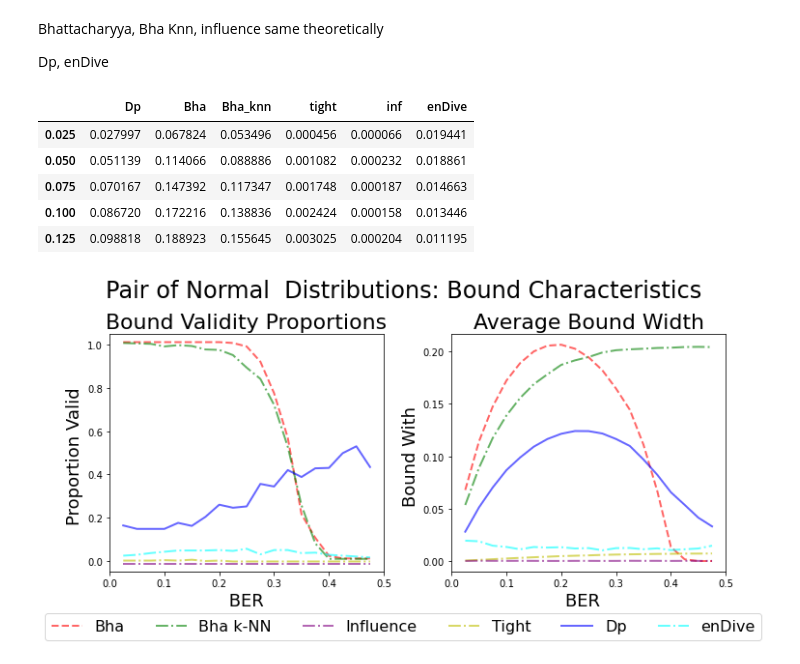
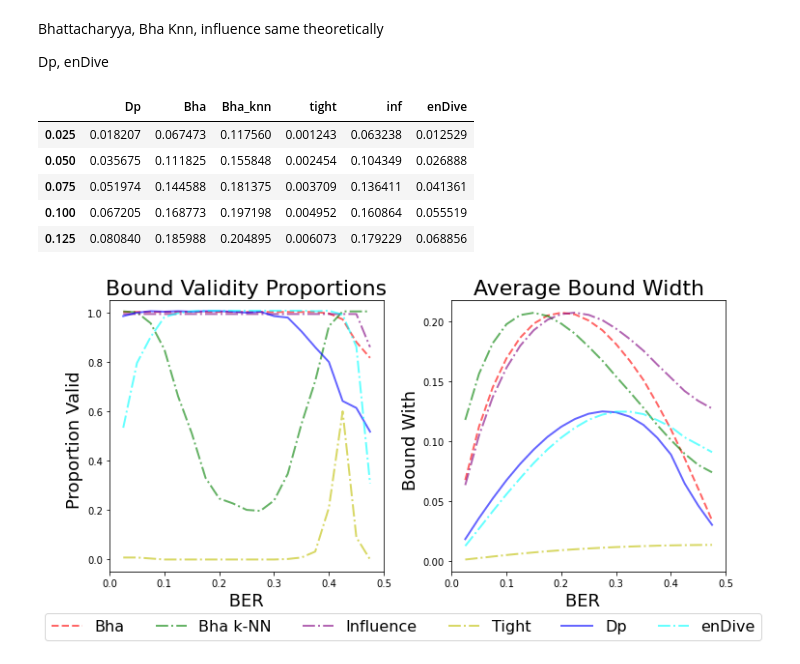
Before and after one commit to rj-may/BER_Bounds_Eval, a Jupyter notebook: normal_plots/BER_plots.ipynb, the cells around one changed output. Drawn from its saved outputs; the diff is of its cells as text; code cells hidden in the pictures.

```diff
--- a/normal_plots/BER_plots.ipynb
+++ b/normal_plots/BER_plots.ipynb
@@ -33,8 +33,8 @@ import time
 # from modules.data_gen import data_gen
 # %%
 ### 3 8 or 15
-d = 15 # TODO change me
-samples = 100
+d = 3 # TODO change me
+samples = 1000
 
 dim_str = str(d)
 
@@ -259,11 +268,11 @@ bound_width_df = pd.DataFrame(lst, index = x_BER)
 bound_width_df.head()
 # %% [output]
 |  | Dp | Bha | Bha_knn | tight | inf | enDive |
-| 0.025 | 0.027997 | 0.067824 | 0.053496 | 0.000456 | 0.000066 | 0.019441 |
-| 0.050 | 0.051139 | 0.114066 | 0.088886 | 0.001082 | 0.000232 | 0.018861 |
-| 0.075 | 0.070167 | 0.147392 | 0.117347 | 0.001748 | 0.000187 | 0.014663 |
-| 0.100 | 0.086720 | 0.172216 | 0.138836 | 0.002424 | 0.000158 | 0.013446 |
-| 0.125 | 0.098818 | 0.188923 | 0.155645 | 0.003025 | 0.000204 | 0.011195 |
+| 0.025 | 0.018207 | 0.067473 | 0.117560 | 0.001243 | 0.063238 | 0.012529 |
+| 0.050 | 0.035675 | 0.111825 | 0.155848 | 0.002454 | 0.104349 | 0.026888 |
+| 0.075 | 0.051974 | 0.144588 | 0.181375 | 0.003709 | 0.136411 | 0.041361 |
+| 0.100 | 0.067205 | 0.168773 | 0.197198 | 0.004952 | 0.160864 | 0.055519 |
+| 0.125 | 0.080840 | 0.185988 | 0.204895 | 0.006073 | 0.179229 | 0.068856 |
 # %%
 fs =18
 overlapping = 0.6
@@ -271,7 +280,7 @@ lw = 2
 
 
 fig, axes = plt.subplots(nrows=1, ncols=2, figsize=(10, 5))
-st = fig.suptitle("Pair of Normal  Distributions: Bound Characteristics", fontsize=fs+6)
+# st = fig.suptitle("Pair of Normal  Distributions: Bound Characteristics", fontsize=fs+6)
 
 ax = axes[0]
 ax1 = ax
@@ -311,31 +320,31 @@ ax.plot(bound_width_df["enDive"],'cyan',ls = "-.", label='enDive', alpha = overl
 
 ax.set_xlim(0, .5)
 
 # ax.set_xticks(sample_sizes)
 ax.set_xlabel("BER  ", fontsize = fs)
 ax.set_ylabel("Bound With ", fontsize=fs)
 # ax.set_ylim(0.0, 0.3)
 ax.set_title("Average Bound Width" , fontsize = fs +4)
 # ax.legend()
 
 
 fig.tight_layout(rect=[0, 0, .99, 1.01])  # Leave space for the common title
 
 # Get unique handles and labels from any subplot
 handles, labels = axes[0].get_legend_handles_labels()
 
 # Create a single legend below the entire figure
 fig.legend(handles, labels, loc='lower center', ncol=6, fontsize=fs-2, bbox_to_anchor=(0.5, -0.08))
 
 
 
 
 file_name = r"normal_plots/images/master/BER_normals_bound" + file_str +  ".png"
 plt.savefig(file_name,facecolor=(1,1,1,1),  bbox_inches='tight', dpi= dpi)
 
 file_name = r"normal_plots/images/dpi/BER_normals_bound" + file_str +  ".png"
 plt.savefig(file_name,facecolor=(1,1,1,1),  bbox_inches='tight', dpi= 600)
 
 plt.show()
 # %% [output]
-[figure, old version]
+[figure, new version]
```
Also changed, not shown: parts of 3 cells of this notebook, 8 other files.
